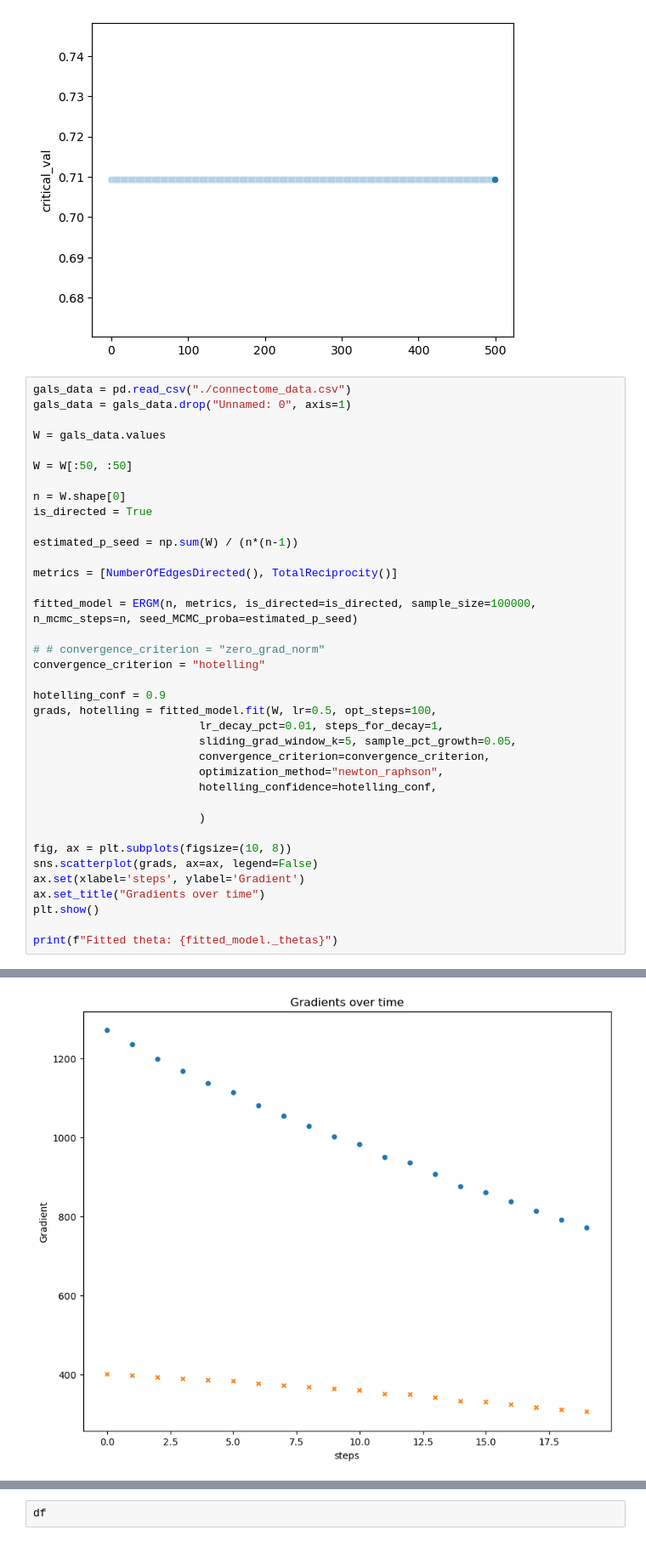
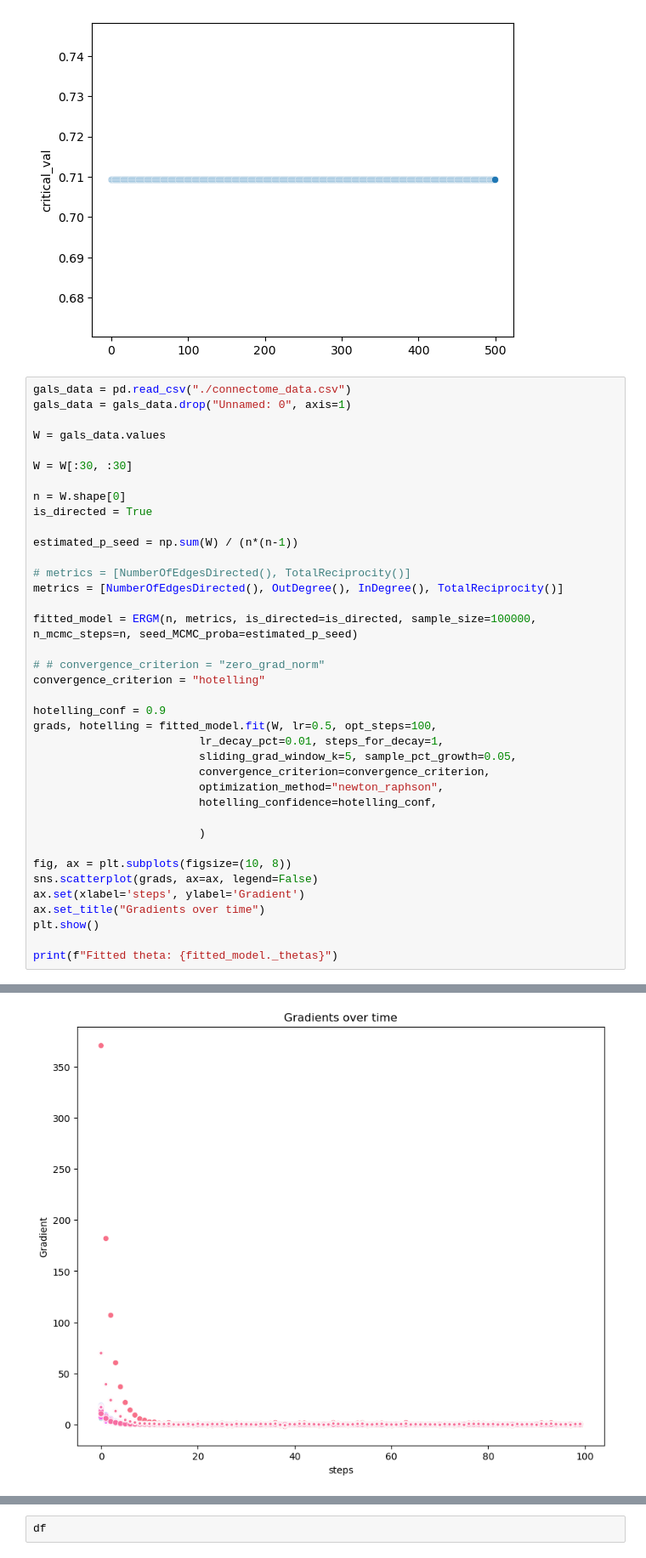
Before and after one commit to tomtalp/pyERGM, a Jupyter notebook: examples/first_example.ipynb, the cells around one changed output, grey strips where cells are left out. Shown at 85% size. Saved outputs shown, nothing was run; the diff lists cells and outputs as text.

```diff
--- a/examples/first_example.ipynb
+++ b/examples/first_example.ipynb
@@ -303,14 +303,15 @@ gals_data = gals_data.drop("Unnamed: 0", axis=1)
 
 W = gals_data.values
 
-W = W[:50, :50]
+W = W[:30, :30]
 
 n = W.shape[0]
 is_directed = True
 
 estimated_p_seed = np.sum(W) / (n*(n-1))
 
-metrics = [NumberOfEdgesDirected(), TotalReciprocity()]
+# metrics = [NumberOfEdgesDirected(), TotalReciprocity()]
+metrics = [NumberOfEdgesDirected(), OutDegree(), InDegree(), TotalReciprocity()]
 
 fitted_model = ERGM(n, metrics, is_directed=is_directed, sample_size=100000, n_mcmc_steps=n, seed_MCMC_proba=estimated_p_seed)
 
@@ -355 +356 @@ Step 20 - lr: 0.0817906938, time from start: 74.22, sample_size: 100000, sliding
-[figure, old version]
+[figure, new version]
```
Also changed, not shown: parts of 2 cells of this notebook.
